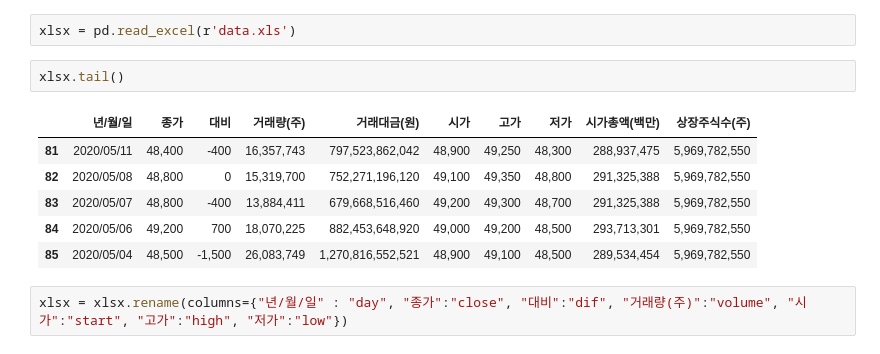
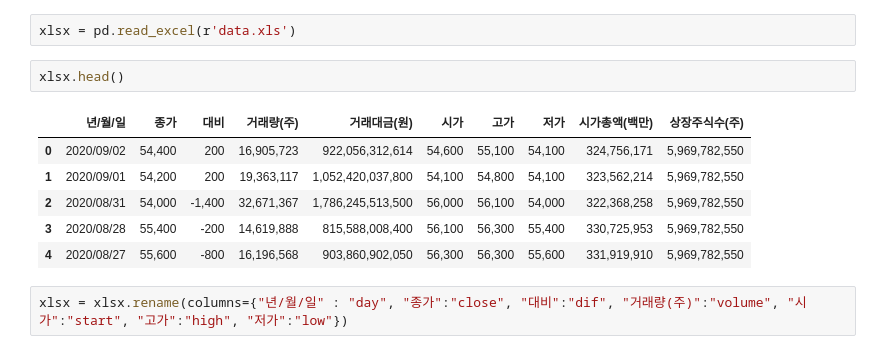
Before and after one commit to sjbaek12/sjbaek12.github.io, a Jupyter notebook: 양방향_LSTM_Attention.ipynb, the cells around one changed output. Cells and saved outputs as stored; diff of their text form.

```diff
--- a/양방향_LSTM_Attention.ipynb
+++ b/양방향_LSTM_Attention.ipynb
@@ -11,14 +11,14 @@ Saving new_file (8).txt to new_file (8).txt
 # %%
 xlsx = pd.read_excel(r'data.xls')
 # %%
-xlsx.tail()
+xlsx.head()
 # %% [output]
 |  | 년/월/일 | 종가 | 대비 | 거래량(주) | 거래대금(원) | 시가 | 고가 | 저가 | 시가총액(백만) | 상장주식수(주) |
-| 81 | 2020/05/11 | 48,400 | -400 | 16,357,743 | 797,523,862,042 | 48,900 | 49,250 | 48,300 | 288,937,475 | 5,969,782,550 |
-| 82 | 2020/05/08 | 48,800 | 0 | 15,319,700 | 752,271,196,120 | 49,100 | 49,350 | 48,800 | 291,325,388 | 5,969,782,550 |
-| 83 | 2020/05/07 | 48,800 | -400 | 13,884,411 | 679,668,516,460 | 49,200 | 49,300 | 48,700 | 291,325,388 | 5,969,782,550 |
-| 84 | 2020/05/06 | 49,200 | 700 | 18,070,225 | 882,453,648,920 | 49,000 | 49,200 | 48,500 | 293,713,301 | 5,969,782,550 |
-| 85 | 2020/05/04 | 48,500 | -1,500 | 26,083,749 | 1,270,816,552,521 | 48,900 | 49,100 | 48,500 | 289,534,454 | 5,969,782,550 |
+| 0 | 2020/09/02 | 54,400 | 200 | 16,905,723 | 922,056,312,614 | 54,600 | 55,100 | 54,100 | 324,756,171 | 5,969,782,550 |
+| 1 | 2020/09/01 | 54,200 | 200 | 19,363,117 | 1,052,420,037,800 | 54,100 | 54,800 | 54,100 | 323,562,214 | 5,969,782,550 |
+| 2 | 2020/08/31 | 54,000 | -1,400 | 32,671,367 | 1,786,245,513,500 | 56,000 | 56,100 | 54,000 | 322,368,258 | 5,969,782,550 |
+| 3 | 2020/08/28 | 55,400 | -200 | 14,619,888 | 815,588,008,400 | 56,100 | 56,300 | 55,400 | 330,725,953 | 5,969,782,550 |
+| 4 | 2020/08/27 | 55,600 | -800 | 16,196,568 | 903,860,902,050 | 56,300 | 56,300 | 55,600 | 331,919,910 | 5,969,782,550 |
 # %%
 xlsx = xlsx.rename(columns={"년/월/일" : "day", "종가":"close", "대비":"dif", "거래량(주)":"volume", "시가":"start", "고가":"high", "저가":"low"})
 # %%
```
Also changed, not shown: parts of 31 cells of this notebook.
